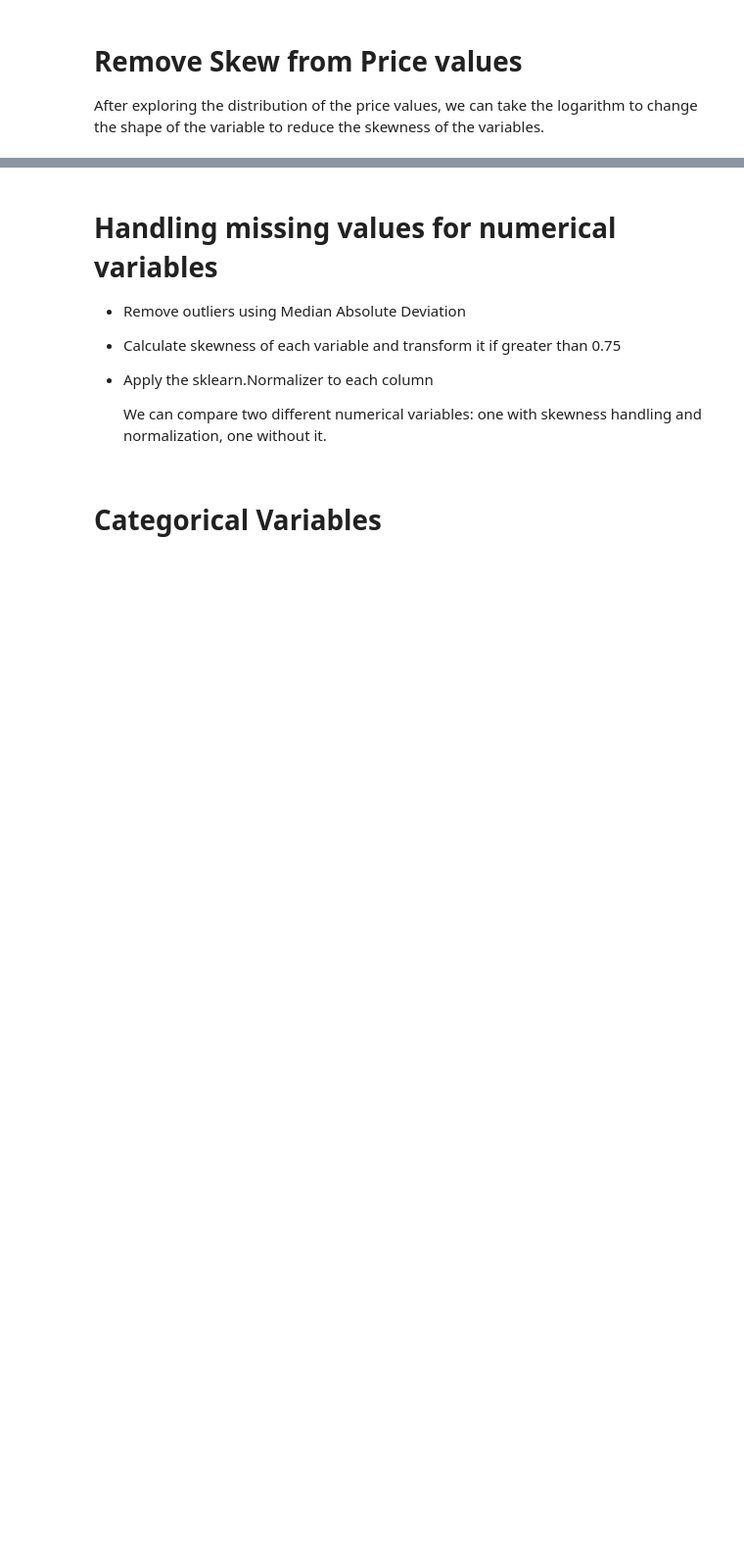
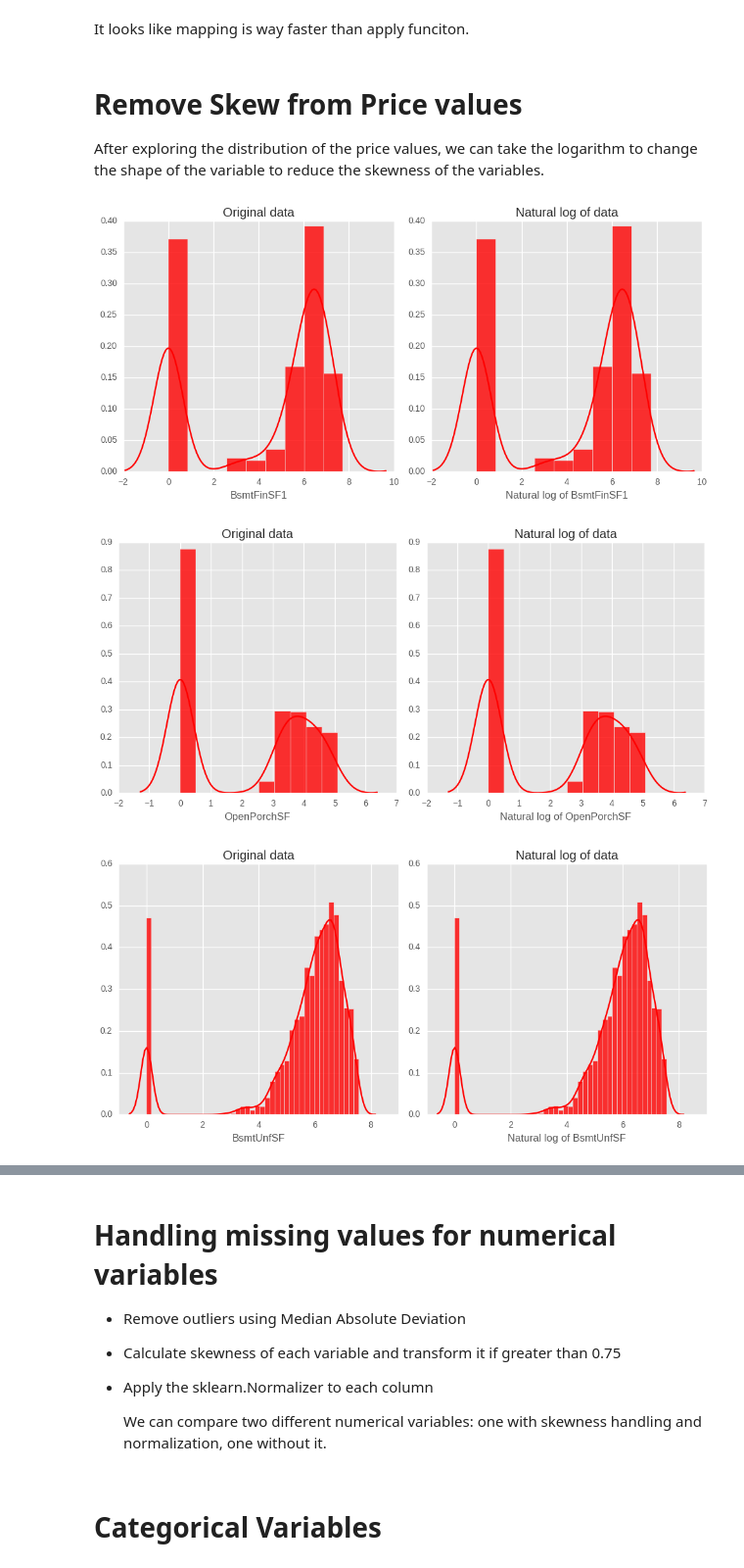
Before and after one commit to dolremi/Housing_Price, a Jupyter notebook: notebook/features.ipynb, the cells around one changed output, grey strips where cells are left out. Shown at 98% size. Saved outputs shown, nothing was run; the diff lists cells and outputs as text; code cells hidden in the pictures; blank space fills up the shorter version.

```diff
--- a/notebook/features.ipynb
+++ b/notebook/features.ipynb
@@ -119,8 +19,0 @@ train_data = train_data.drop(['MSSubClass'], axis=1)
-# %%
-train_data['Alley'].fillna('NoAc', inplace=True)
-train_data['Alley'].value_counts()
-# %%
-train_data.MasVnrType.fillna("None", inplace=True)
-train_data.MasVnrType.value_counts()
-# %%
-train_data.loc[train_data.MasVnrType=="None", 'MasVnrArea'] = 0
@@ -126,0 +47,2 @@ train_data.loc[train_data.MasVnrType=="None", 'MasVnrArea'] = 0
+# %%
+cleaner = feature.DataCleaner(train_data, test_data)
@@ -126,0 +153,2 @@ train_data.loc[train_data.MasVnrType=="None", 'MasVnrArea'] = 0
+# %% [markdown]
+It looks like mapping is way faster than apply funciton.
@@ -127,3 +274,13 @@ train_data.loc[train_data.MasVnrType=="None", 'MasVnrArea'] = 0
 # %% [markdown]
 # Remove Skew from Price values
 After exploring the distribution of the price values, we can take the logarithm to change the shape of the variable to reduce the skewness of the variables.
+# %%
+exclusion = ['Street', 'PravedDrive', 'Fence', 'GarageCond', 'GarageQual', 'GarageFinish', 'Id', 'Alley', 'LotShape',
+             'Utilities', 'LandSlope', 'ExterQual', 'ExterCond', 'BsmtQual','BsmtCond', 'BsmtExposure', 'HeatingQC',
+             'CentralAir', 'KitchenQual', 'Functional', 'FireplaceQu', 'OverallQual', 'OverallCond','YearBuilt',
+             'YearRemodAdd','GarageYrBlt', 'MoSold', 'YrSold']
+cleaner.normalize_numerical(True,exclusion)
+# %% [output]
+[figure, added]
+[figure, added]
+[figure, added]
```
Also changed, not shown: parts of 30 cells of this notebook, 2 other files.
